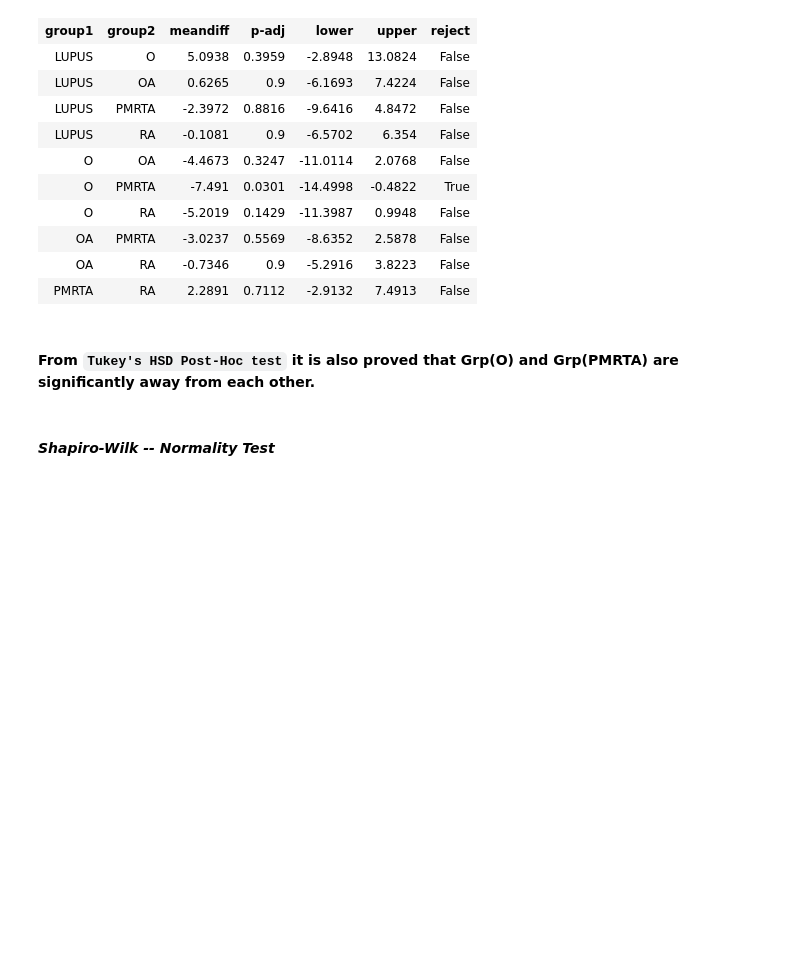
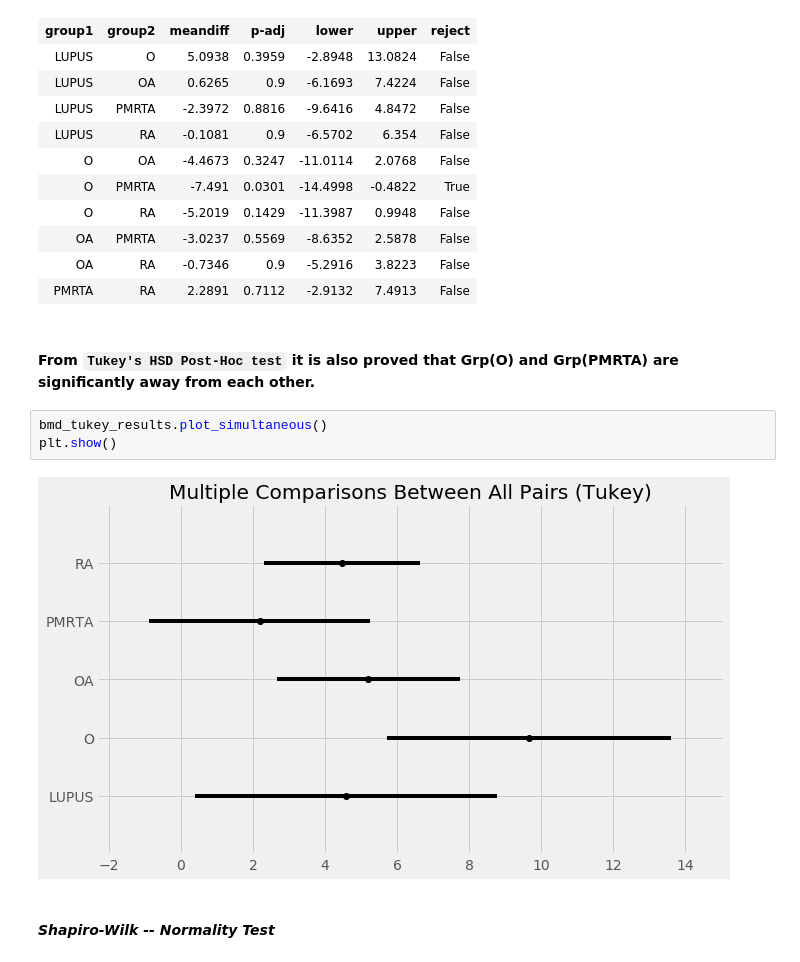
Before and after one commit to raj-shr-git/Statistical_testing_python, a Jupyter notebook: Stats_Practice.ipynb, the cells around one changed output. Drawn from its saved outputs; the diff is of its cells as text; blank space fills up the shorter version.

```diff
--- a/Stats_Practice.ipynb
+++ b/Stats_Practice.ipynb
@@ -2440,6 +2447,11 @@ Multiple Comparison of Means - Tukey HSD, FWER=0.05
 | PMRTA | RA | 2.2891 | 0.7112 | -2.9132 | 7.4913 | False |
 # %% [markdown]
 #### **From ``Tukey's HSD Post-Hoc test`` it is also proved that Grp(O) and Grp(PMRTA) are significantly away from each other.**
+# %%
+bmd_tukey_results.plot_simultaneous()
+plt.show()
+# %% [output]
+[figure, added]
 # %% [markdown]
 #### ***Shapiro-Wilk -- Normality Test***
 # %%
```
Also changed, not shown: parts of 60 cells of this notebook.
